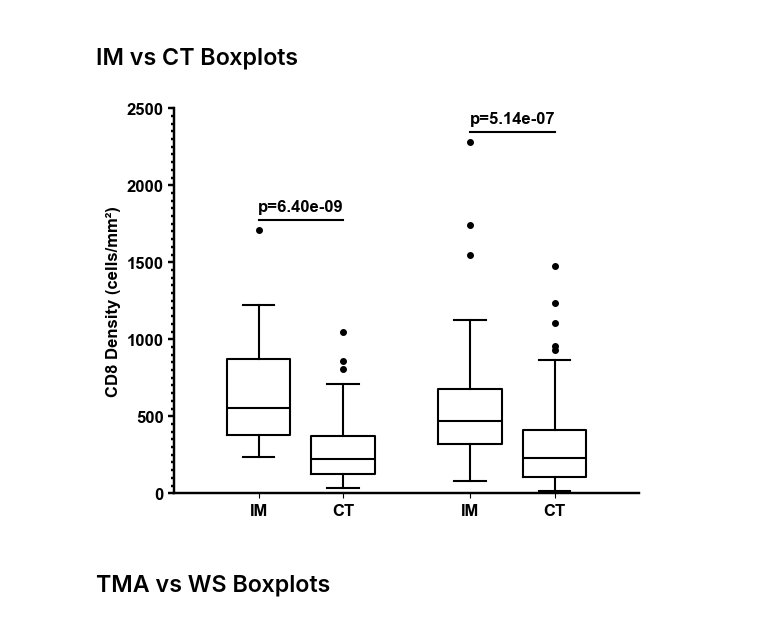
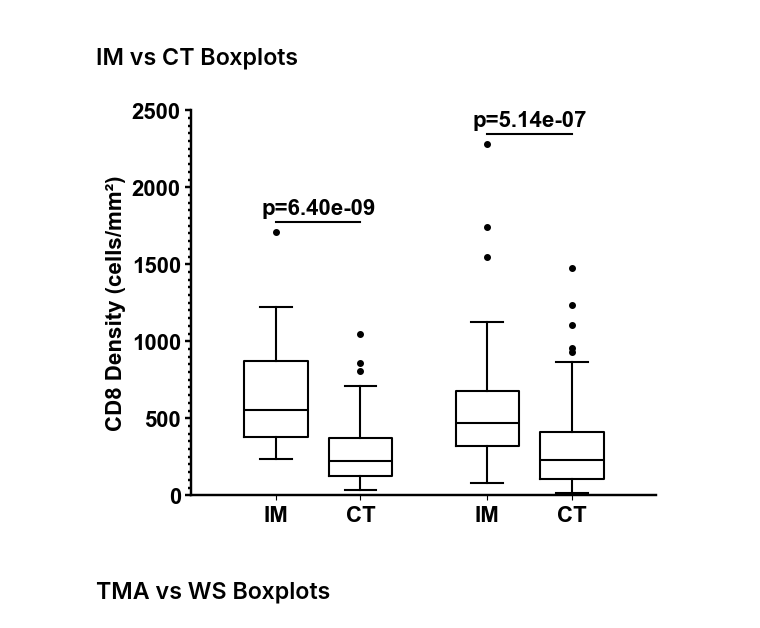
Before and after one commit to M-Fotheringham/Whole-Slide_vs_TMA_Sampling, a Jupyter notebook: src/SimuSamp/scripts/actual_TMA_vs_WS.ipynb, the cells around one changed output. Drawn from its saved outputs; the diff is of its cells as text; code cells hidden in the pictures.

Commit message:
plot formatting

```diff
--- a/src/SimuSamp/scripts/actual_TMA_vs_WS.ipynb
+++ b/src/SimuSamp/scripts/actual_TMA_vs_WS.ipynb
@@ -14,7 +14,7 @@ sampleids = ["01_F", "01_G", "02_G", "02_H", "03_B", "03_H", "04_I", "04_N", "05
 microns_per_pixel=0.22715
 mm2_per_pixels2 = (microns_per_pixel / 1000) ** 2
 
-font_dict = {"fontsize": 12, "fontweight": "bold", "fontname": "Arial"}
+font_dict = {"fontsize": 16, "fontweight": "bold", "fontname": "Arial"}
 # %%
 # Whole-slide stats generated from wholeslide_stats.ipynb
 ws_stats = pd.read_excel("../../../../Data/WS_stats.xlsx")
@@ -114,36 +114,36 @@ x_min = 0.0
 plt.xlim(x_min, x_max)
 
 y_min = 0.0
 y_max = 2500
 plt.ylim(y_min, y_max)
 
 wsmin, wsmax, tmamin, tmamax = [(x - x_min) / (x_max - x_min) for x in positions]
 
 plt.axhline(y=ws_stats["ws_density"].max() + 0.025 * y_max, color="black", linewidth=1.5, xmin=wsmin, xmax=wsmax)
 plt.text(x=1.5, y=ws_stats["ws_density"].max() + 0.06 * y_max, s=f"p={ws_p:.2e}", ha="center", va="center", fontdict=font_dict)
 
 plt.axhline(y=tma_data.sort_values("Density (mm)").reset_index(drop=True)["Density (mm)"].iloc[-1] + 0.025 * y_max, color="black", linewidth=1.5, xmin=tmamin, xmax=tmamax)
 plt.text(x=4, y=tma_data.sort_values("Density (mm)").reset_index(drop=True)["Density (mm)"].iloc[-1] + 0.06 * y_max, s=f"p={tma_p:.2e}", ha="center", va="center", fontdict=font_dict)
 
 plt.ylabel("CD8 Density (cells/mm\u00b2)", fontdict=font_dict)
 
-plt.yticks(fontsize=12, fontname="Arial", fontweight="bold")
-plt.xticks(fontsize=12, fontname="Arial", fontweight="bold")
+plt.yticks(fontsize=16, fontname="Arial", fontweight="bold")
+plt.xticks(fontsize=16, fontname="Arial", fontweight="bold")
 
 plt.gca().set_yticks(np.arange(0, 2550, 50), minor=True)
 
 plt.gca().tick_params(axis="y", which="major", length=4, width=1.75)
 plt.gca().tick_params(axis="y", which="minor", length=2, width=1.75)
 
 plt.gca().spines["top"].set_visible(False)
 plt.gca().spines["right"].set_visible(False)
 
 plt.gca().spines["left"].set_linewidth(1.75)
 plt.gca().spines["bottom"].set_linewidth(1.75)
 
 plt.savefig("../../../../Data/Plots/Density/IM_vs_CT_CD8_density.png", dpi=300, bbox_inches="tight", transparent=True)
 # %% [output]
-[figure, old version]
+[figure, new version]
 # %% [markdown]
 ## TMA vs WS Boxplots
 # %%
```
